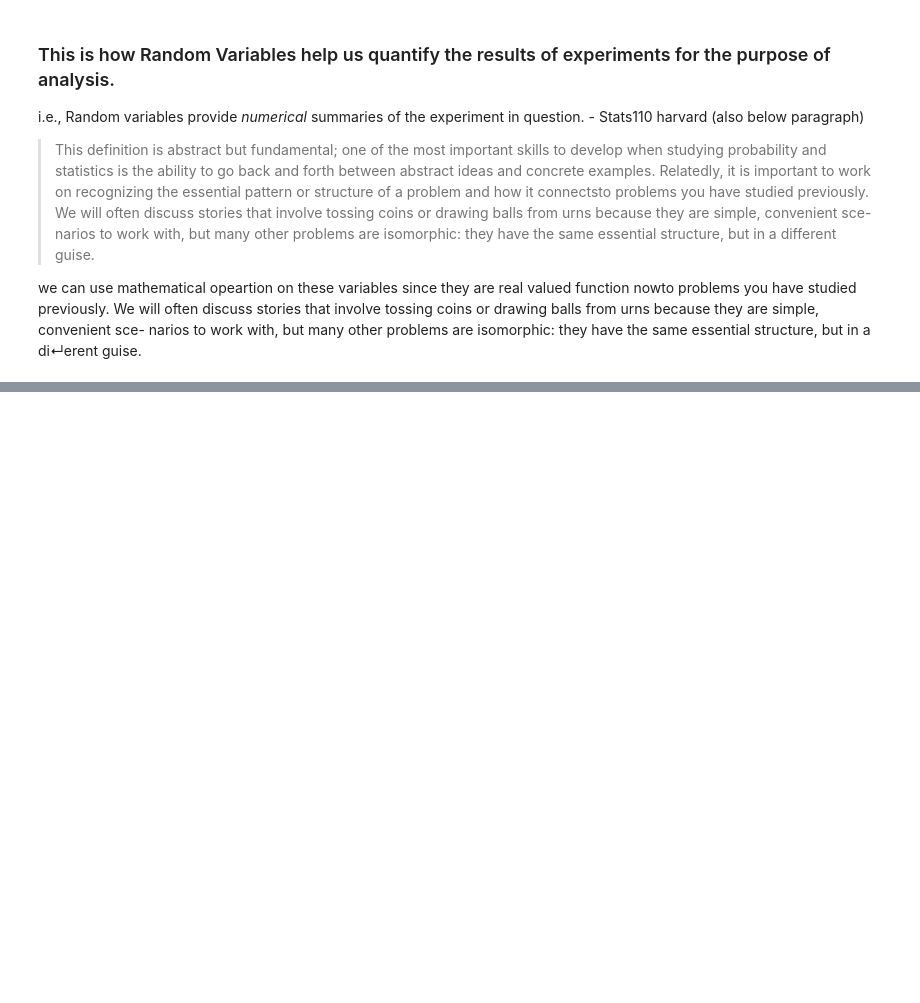
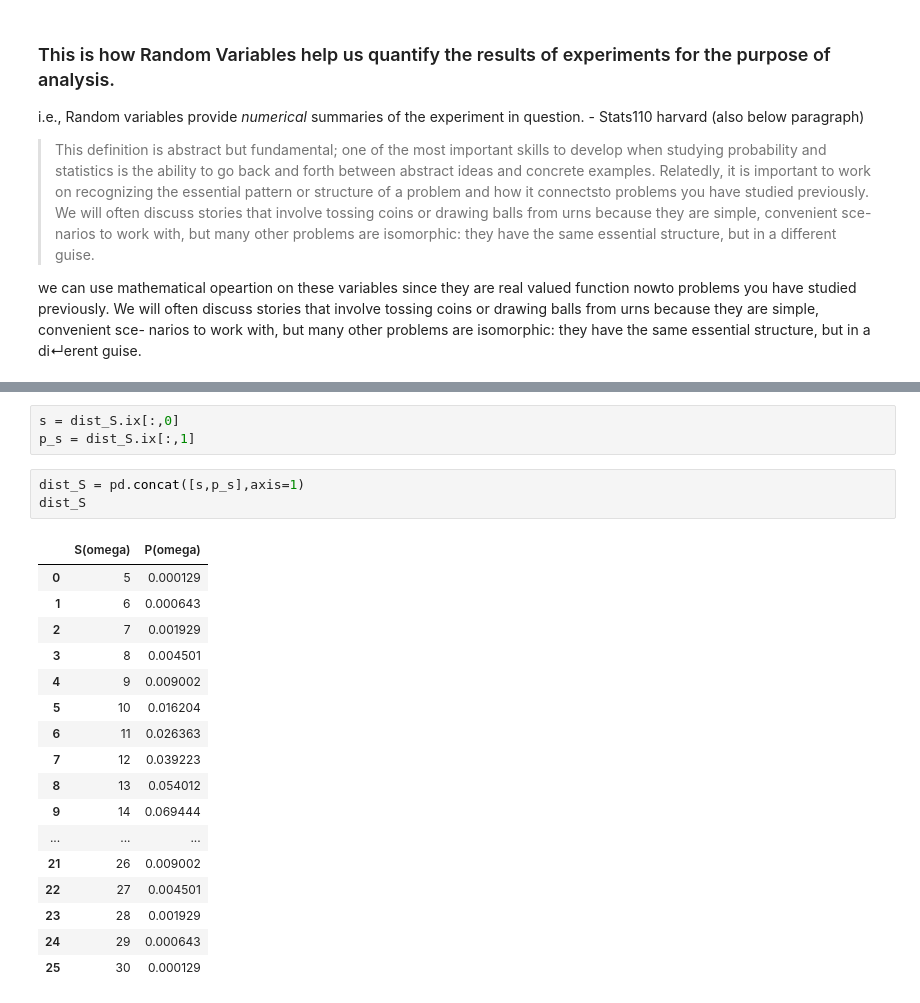
Before and after one commit to nipunsadvilkar/ProbabilityForHackers, a Jupyter notebook: Introducing Random Variables.ipynb, the cells around one changed output, grey strips where cells are left out. Saved outputs shown, nothing was run; the diff lists cells and outputs as text; blank space fills up the shorter version.

```diff
--- a/Introducing Random Variables.ipynb
+++ b/Introducing Random Variables.ipynb
@@ -210,0 +272,24 @@ essential structure, but in a di↵erent guise.
+# %%
+s = dist_S.ix[:,0]
+p_s = dist_S.ix[:,1]
+# %%
+dist_S = pd.concat([s,p_s],axis=1)
+dist_S
+# %% [output]
+|  | S(omega) | P(omega) |
+| 0 | 5 | 0.000129 |
+| 1 | 6 | 0.000643 |
+| 2 | 7 | 0.001929 |
+| 3 | 8 | 0.004501 |
+| 4 | 9 | 0.009002 |
+| 5 | 10 | 0.016204 |
+| 6 | 11 | 0.026363 |
+| 7 | 12 | 0.039223 |
+| 8 | 13 | 0.054012 |
+| 9 | 14 | 0.069444 |
+| ... | ... | ... |
+| 21 | 26 | 0.009002 |
+| 22 | 27 | 0.004501 |
+| 23 | 28 | 0.001929 |
+| 24 | 29 | 0.000643 |
+| 25 | 30 | 0.000129 |
```
Also changed, not shown: parts of 15 cells of this notebook.
